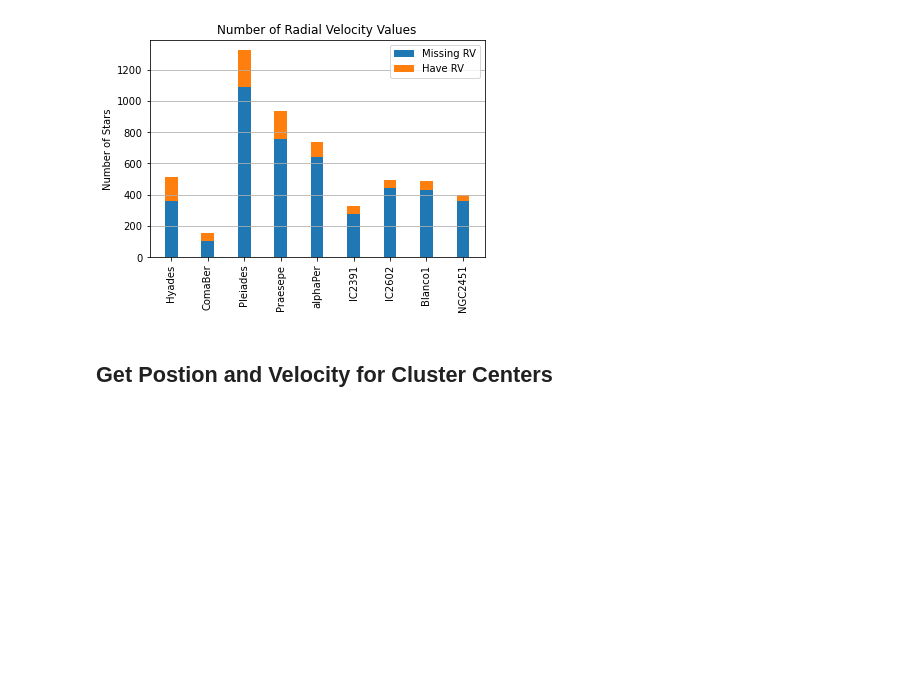
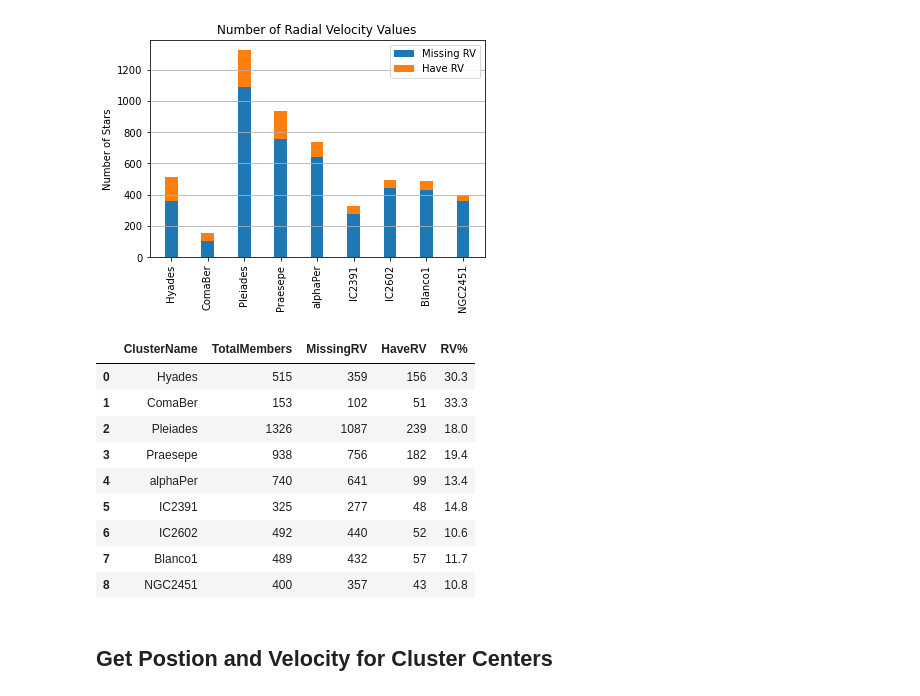
Before and after one commit to kevinmcmanus/runawaysearch, a Jupyter notebook: Motions.ipynb, the cells around one changed output. Drawn from its saved outputs; the diff is of its cells as text; code cells hidden in the pictures; blank space fills up the shorter version.

```diff
--- a/Motions.ipynb
+++ b/Motions.ipynb
@@ -301,6 +315,21 @@ plt.legend((p1[0], p2[0]), ('Missing RV', 'Have RV'))
 plt.grid(axis='y')
 # %% [output]
 [figure]
+# %%
+#calculate summary RV stats
+pd.DataFrame({'ClusterName':cluster_names,'TotalMembers': (missing_rv+have_rv),"MissingRV":missing_rv,
+            'HaveRV':have_rv,'RV%':np.round(100*have_rv/(missing_rv+have_rv),1)})
+# %% [output]
+|  | ClusterName | TotalMembers | MissingRV | HaveRV | RV% |
+| 0 | Hyades | 515 | 359 | 156 | 30.3 |
+| 1 | ComaBer | 153 | 102 | 51 | 33.3 |
+| 2 | Pleiades | 1326 | 1087 | 239 | 18.0 |
+| 3 | Praesepe | 938 | 756 | 182 | 19.4 |
+| 4 | alphaPer | 740 | 641 | 99 | 13.4 |
+| 5 | IC2391 | 325 | 277 | 48 | 14.8 |
+| 6 | IC2602 | 492 | 440 | 52 | 10.6 |
+| 7 | Blanco1 | 489 | 432 | 57 | 11.7 |
+| 8 | NGC2451 | 400 | 357 | 43 | 10.8 |
 # %% [markdown]
 ## Get Postion and Velocity for Cluster Centers
 # %%
```
Also changed, not shown: parts of 9 cells of this notebook.
